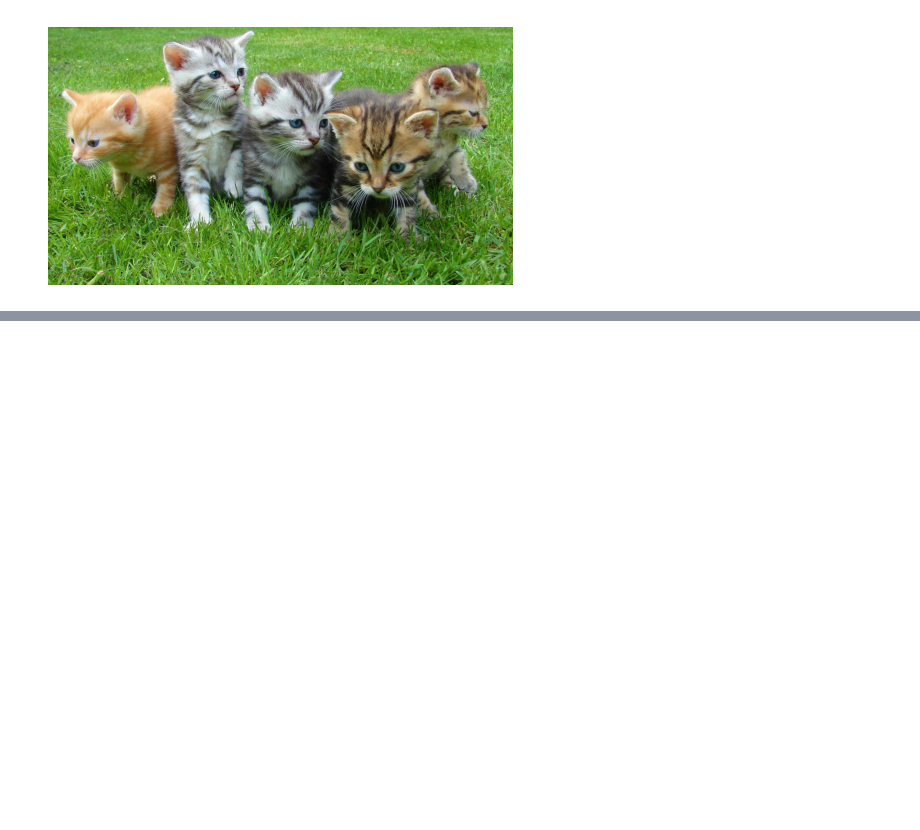
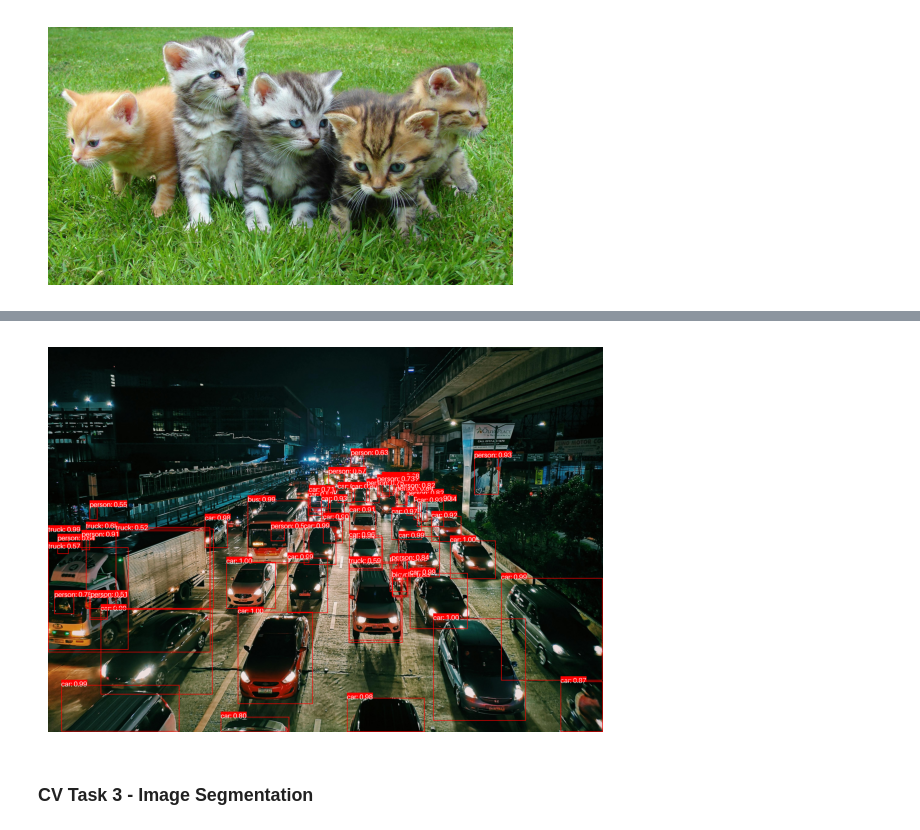
Before and after one commit to venkateshpabbati/Generative-AI-Scratch-2-Advance-By-ThatAIGuy, a Jupyter notebook: 5. HuggingFace Walkthrough/1. Introduction to HuggingFace/intro_to_huggingface.ipynb, the cells around one changed output, grey strips where cells are left out. Drawn from its saved outputs; the diff is of its cells as text; code cells hidden in the pictures; blank space fills up the shorter version.

```diff
--- a/5. HuggingFace Walkthrough/1. Introduction to HuggingFace/intro_to_huggingface.ipynb
+++ b/5. HuggingFace Walkthrough/1. Introduction to HuggingFace/intro_to_huggingface.ipynb
@@ -477,0 +512,6 @@ plt.show()
+# %%
+# Import pipeline
+from transformers import pipeline
+
+# Specify the inference task
+object_detection = pipeline("object-detection")
@@ -477,0 +525,5 @@ plt.show()
+# %%
+# Pass the input to the pipeline
+detections = object_detection(traffic_img)
+
+detections[:4]
@@ -477,0 +543,46 @@ plt.show()
+# %%
+from PIL import Image, ImageDraw, ImageFont
+import matplotlib.pyplot as plt
+
+# Create a drawing context
+draw = ImageDraw.Draw(traffic_img)
+
+# Define a font (optional)
+font = ImageFont.load_default(45)
+
+# Draw the bounding boxes and labels
+for detection in detections:
+    box = detection['box']
+    label = detection['label']
+    score = detection['score']
+
+    # Define the rectangle coordinates
+    xmin, ymin, xmax, ymax = box['xmin'], box['ymin'], box['xmax'], box['ymax']
+
+    # Draw the rectangle
+    draw.rectangle([(xmin, ymin), (xmax, ymax)], outline="red", width=4)
+
+    # Prepare the label text
+    text = f"{label}: {score:.2f}"
+
+    # Get text size
+    text_bbox = draw.textbbox((xmin, ymin), text, font=font)
+    text_width = text_bbox[2] - text_bbox[0]
+    text_height = text_bbox[3] - text_bbox[1]
+
+    # Draw the text background rectangle
+    draw.rectangle([(xmin, ymin - text_height), (xmin + text_width, ymin)], fill="red")
+
+    # Draw the text
+    draw.text((xmin, ymin - text_height), text, fill="white", font=font)
+
+
+# Display the image using Matplotlib
+plt.figure(figsize=(8, 5))
+plt.imshow(traffic_img)
+plt.axis('off')  # Hide the axes
+plt.show()
+# %% [output]
+[figure, added]
+# %% [markdown]
+### **CV Task 3 - Image Segmentation**
```
Also changed, not shown: parts of 10 cells of this notebook.
